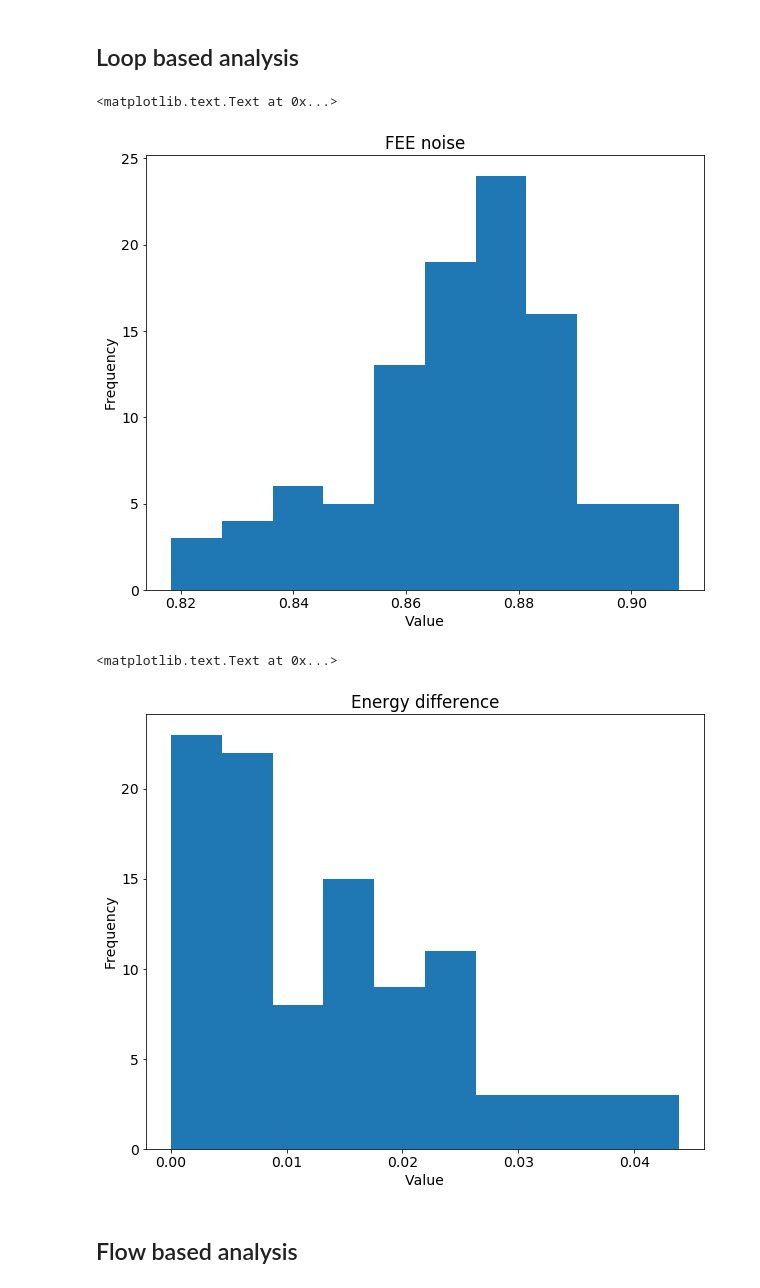
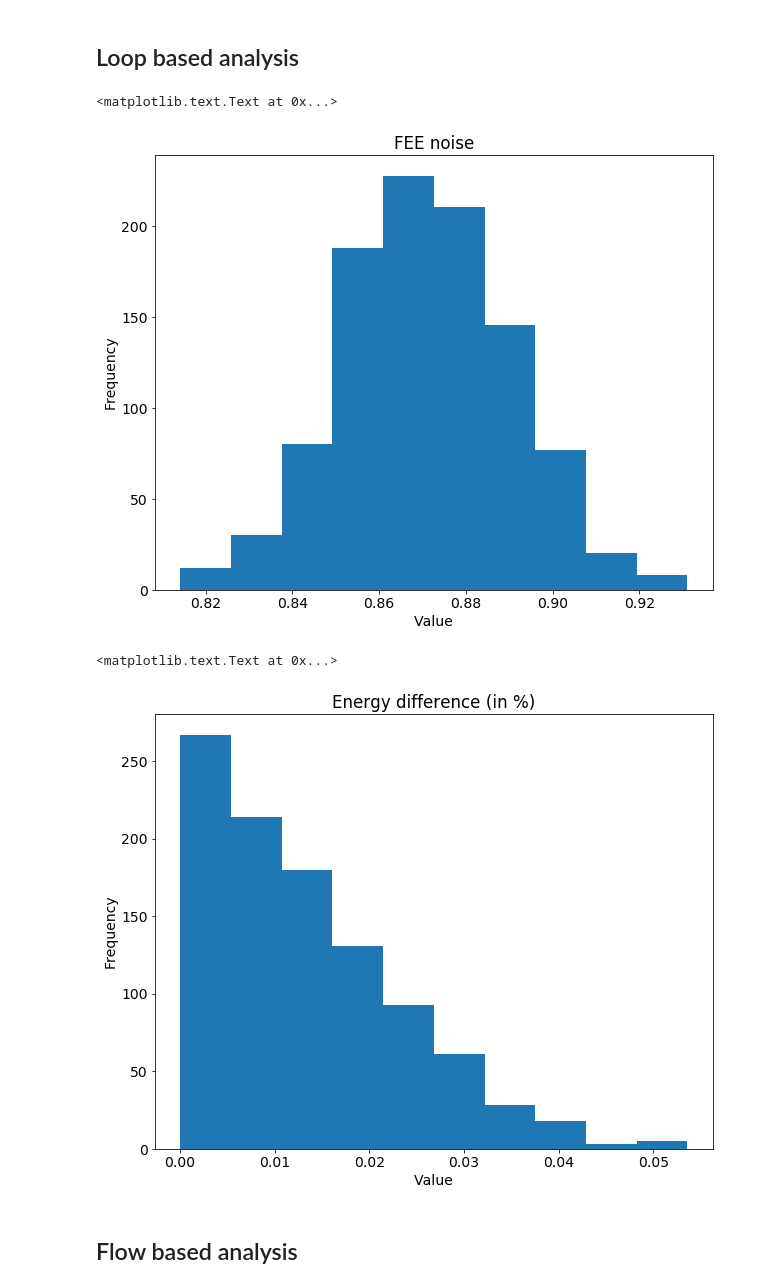
Before and after one commit to jjgomezcadenas/ICDEV, a Jupyter notebook: liquid_cities/LiquidCitiesTutorial.ipynb, the cells around one changed output. Saved outputs shown, nothing was run; the diff lists cells and outputs as text; code cells hidden in the pictures.

```diff
--- a/liquid_cities/LiquidCitiesTutorial.ipynb
+++ b/liquid_cities/LiquidCitiesTutorial.ipynb
@@ -64,12 +66,16 @@ def input_and_fee_waveforms(fee):
     """
     generates a "theoretical" current signal (signal_i)
     """
-    signal_i = np.concatenate((np.zeros(1000),np.linspace(0,0.5,2000),np.linspace(0.5,0,1000),
-                            np.linspace(0,1,1000),np.linspace(1,0,2000),
-                            np.linspace(0,1,2000),np.linspace(1,0,2000),
-                            np.zeros(20000)),axis=0)*units.mA
+    signal_i = np.concatenate((np.zeros(1000),
+                               np.linspace(0,0.5,2000),
+                               np.linspace(0.5,0,1000),
+                               np.linspace(0,1,1000),
+                               np.linspace(1,0,2000),
+                               np.linspace(0,1,2000),
+                               np.linspace(1,0,2000),
+                               np.zeros(20000)),axis=0)*units.mA
 
-    t = np.arange(0,np.size(signal_i),1) * units.ns
+    t = np.arange(0, np.size(signal_i), 1) * units.ns
     signal_out = FE.signal_v_fee(fee, signal_i, -1) * FE.v_to_adc()
     signal_out2 = FE.noise_adc(fee, signal_out)
 
@@ -157,7 +153,7 @@ Error in Energy Computation (%) = 0.04224976503519282
 # %% [markdown]
 ## Loop based analysis
 # %%
-events_to_run = 100
+events_to_run = 1000
 ediff = []
 noise = []
 
@@ -177,12 +173,12 @@ plt.xlabel("Value")
 plt.ylabel("Frequency")
 # %% [output]
 <matplotlib.text.Text at 0x...>
-[figure, old version]
+[figure, new version]
 # %%
 h2_ediff, _, _ = plt.hist(ediff, 10)
-plt.title("Energy difference")
+plt.title("Energy difference (in %)")
 plt.xlabel("Value")
 plt.ylabel("Frequency")
 # %% [output]
 <matplotlib.text.Text at 0x...>
-[figure, old version]
+[figure, new version]
```
Also changed, not shown: parts of 41 cells of this notebook.
